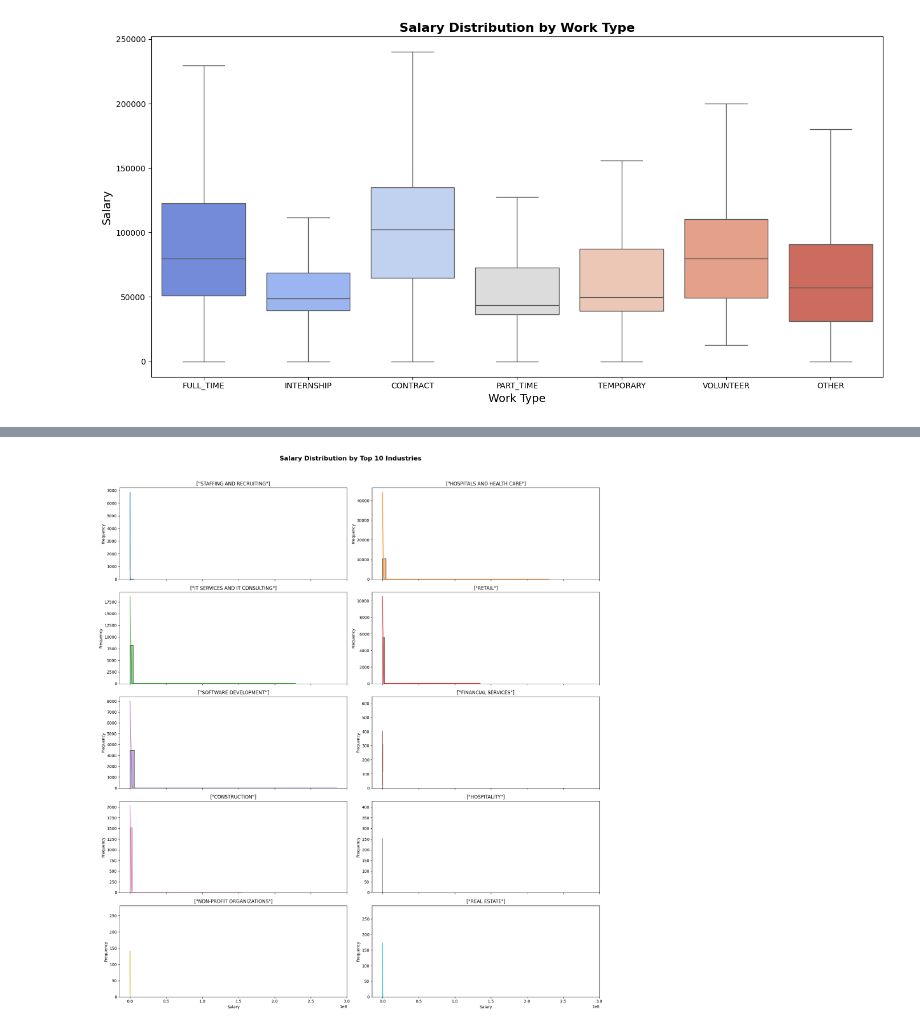
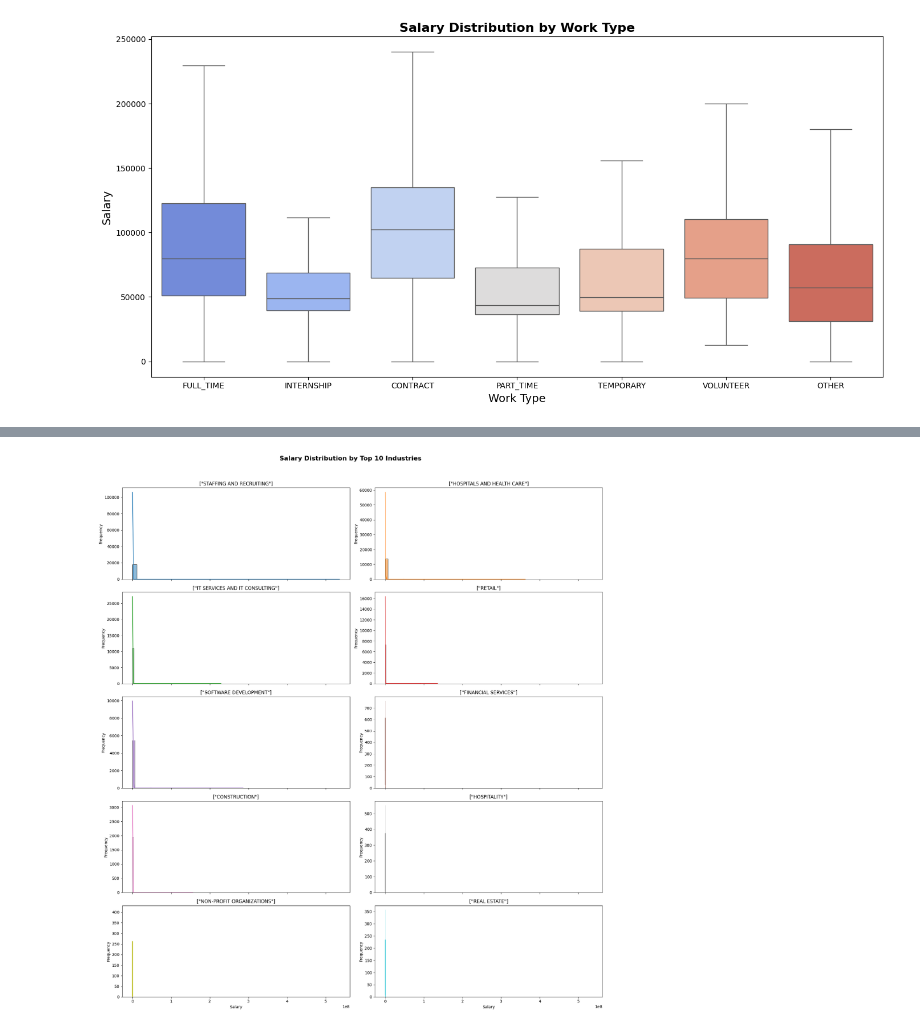
Before and after one commit to atharva-h-m/LinkedIn-Job-Postings, a Jupyter notebook: notebooks/03-EDA.ipynb, the cells around one changed output, grey strips where cells are left out. Drawn from its saved outputs; the diff is of its cells as text; code cells hidden in the pictures.

```diff
--- a/notebooks/03-EDA.ipynb
+++ b/notebooks/03-EDA.ipynb
@@ -134,7 +141,7 @@ display(dropdown, output)
 Dropdown(description='Select Company:', options=('IBM', 'GE HEALTHCARE', 'HEWLETT PACKARD ENTERPRISE', 'ORACLE…
 [interactive output not drawn]
 # %%
-df_job_postings = pd.read_csv('../data/transformed/wrangled_job_postings.csv')
+df_job_postings = pd.read_csv("../data/transformed/job_postings_prepared.csv")
 
 df_job_postings["industry"] = df_job_postings["industry"].apply(json.loads)
 df_job_postings["speciality"] = df_job_postings["speciality"].apply(json.loads)
@@ -370,36 +368,38 @@ Passing `palette` without assigning `hue` is deprecated and will be removed in v
 [figure]
 # %%
 # Explode the industry list to handle multiple industries per job posting
-df_exploded = df_job_postings.explode('industry')
+df_exploded = df_job_postings.explode("industry")
 
 # Count the number of job postings per industry and get the top 20 industries
-top_20_industries = df_exploded['industry'].value_counts().head(20).index
+top_20_industries = df_exploded["industry"].value_counts().head(20).index
 
 # Filter the exploded DataFrame to include only the top 20 industries
-df_top20 = df_exploded[df_exploded['industry'].isin(top_20_industries)]
+df_top20 = df_exploded[df_exploded["industry"].isin(top_20_industries)]
 
 # Plot the salary distribution by industry (Top 20)
 plt.figure(figsize=(16, 8))
-colors = plt.cm.tab20(np.linspace(0, 1, len(top_20_industries)))  # Use a colormap for better distinction
+colors = plt.cm.tab20(
+    np.linspace(0, 1, len(top_20_industries))
+)  # Use a colormap for better distinction
 
 for industry, color in zip(top_20_industries, colors):
     # Filter data for the current industry
-    salaries = df_top20[df_top20['industry'] == industry]['salary_calc']
+    salaries = df_top20[df_top20["industry"] == industry]["normalized_salary"]
     plt.hist(
         salaries,
         bins=50,
         alpha=0.6,  # Transparency to handle overlap
         label=industry,
-        color=color
+        color=color,
     )
 
 # Add titles and labels
-plt.title('Salary Distribution by Top 20 Industries', fontsize=16, fontweight='bold')
-plt.xlabel('Salary', fontsize=14)
-plt.ylabel('Frequency', fontsize=14)
+plt.title("Salary Distribution by Top 20 Industries", fontsize=16, fontweight="bold")
+plt.xlabel("Salary", fontsize=14)
+plt.ylabel("Frequency", fontsize=14)
 
 # Add legend
-plt.legend(loc='upper right', fontsize=10, title='Industry')
+plt.legend(loc="upper right", fontsize=10, title="Industry")
 
 # Add grid for better readability
 plt.grid(alpha=0.4)
@@ -412,25 +412,28 @@ plt.show()
 # %%
 # Filter for the top 10 industries
 top_10_industries = top_20_industries[:10]
-df_top10 = df_top20[df_top20['industry'].isin(top_10_industries)]
+df_top10 = df_top20[df_top20["industry"].isin(top_10_industries)]
 
 # Create subplots
 fig, axes = plt.subplots(nrows=5, ncols=2, figsize=(18, 20), sharex=True)
 axes = axes.flatten()
 
 for i, industry in enumerate(top_10_industries):
     ax = axes[i]
     sns.histplot(
-        df_top10[df_top10['industry'] == industry]['salary_calc'],
-        kde=True, bins=50, ax=ax, color=plt.cm.tab10(i)
+        df_top10[df_top10["industry"] == industry]["normalized_salary"],
+        kde=True,
+        bins=50,
+        ax=ax,
+        color=plt.cm.tab10(i),
     )
     ax.set_title(industry, fontsize=12)
-    ax.set_xlabel('Salary', fontsize=10)
-    ax.set_ylabel('Frequency', fontsize=10)
+    ax.set_xlabel("Salary", fontsize=10)
+    ax.set_ylabel("Frequency", fontsize=10)
 
 # Adjust layout
-plt.suptitle('Salary Distribution by Top 10 Industries', fontsize=16, fontweight='bold')
+plt.suptitle("Salary Distribution by Top 10 Industries", fontsize=16, fontweight="bold")
 plt.tight_layout(rect=[0, 0, 1, 0.96])
 plt.show()
 # %% [output]
-[figure, old version]
+[figure, new version]
```
Also changed, not shown: parts of 14 cells of this notebook, 19 other files.
